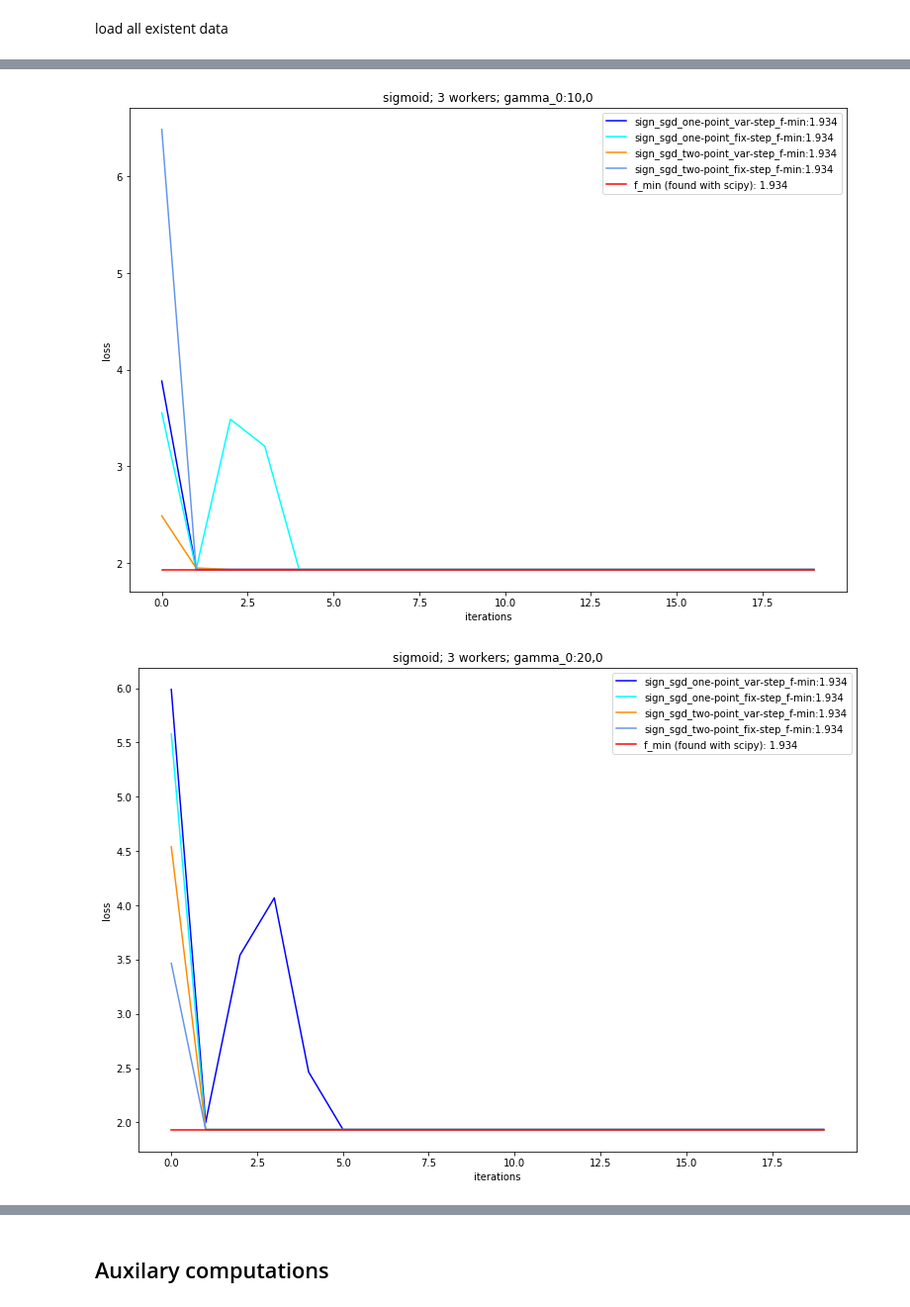
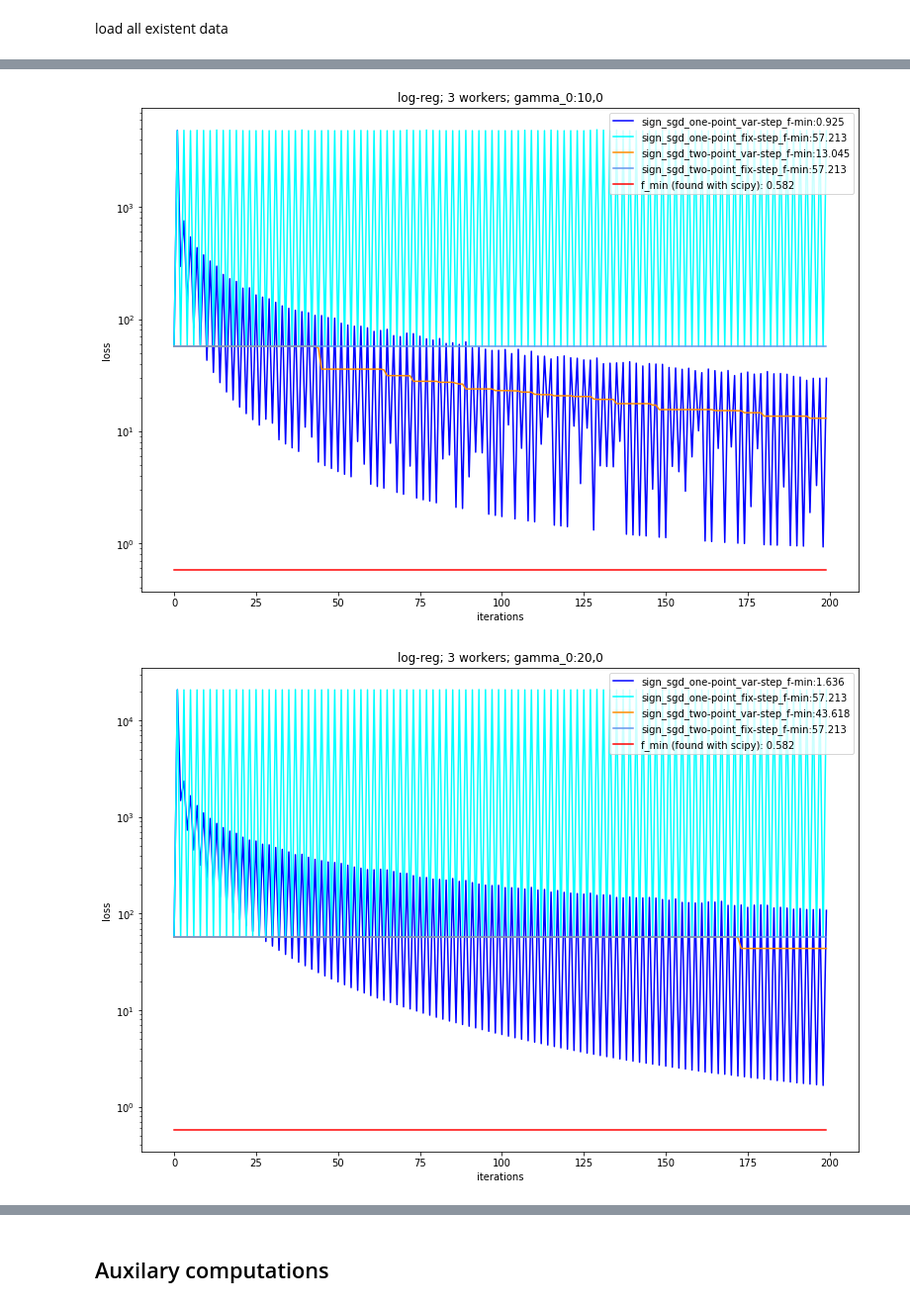
Before and after one commit to IgorSokoloff/neurips_sign_sgd_paper, a Jupyter notebook: sign_sgd/Processing.ipynb, the cells around one changed output, grey strips where cells are left out. Shown at 99% size. Cells and saved outputs as stored; diff of their text form; code cells hidden in the pictures.

```diff
--- a/sign_sgd/Processing.ipynb
+++ b/sign_sgd/Processing.ipynb
@@ -172,14 +172,14 @@ itertools.product (experiment_name_ar, dataset_ar, loss_func_ar, upd_option_ar,
 
 experiment_name_ar = ["sign_sgd_majority"]
 dataset_ar = ["mushrooms"]
-loss_func_ar = ["sigmoid"]
+loss_func_ar = ["log-reg"]
 upd_option_ar = ["one-point", "two-point"]
 step_type_ar = ["var-step", "fix-step"]
 n_workers_ar = [3]
 gamma_0_ar = [0.1, 0.5, 1.0, 2.0, 5.0, 10.0, 20.0]
 batch_ar = [1]
 colors = ['blue', 'aqua', 'darkorange', 'cornflowerblue', 'red']
-n_iter = 20
+n_iter = 200
 
 #plt.plot(its_ar[:np.argmin (loss_ar)], loss_ar[:np.argmin (loss_ar)], color=color, label=str(label_ar[0]))
 for gamma_0 in  gamma_0_ar:
@@ -206,7 +206,7 @@ for gamma_0 in  gamma_0_ar:
     plt.rcParams["figure.figsize"] = [13,9]
     plt.ylabel('loss')
     plt.xlabel('iterations')
-    #plt.yscale('log')
+    plt.yscale('log')
 
     title = '{0}; {1} workers; gamma_0:{2}'.format( loss_func, n_workers, myrepr(gamma_0) )
     plt.title(title)
@@ -228,2 +228,2 @@ for gamma_0 in  gamma_0_ar:
-[figure, old version]
+[figure, new version]
-[figure, old version]
+[figure, new version]
```
Also changed, not shown: parts of 8 cells of this notebook, 2 other files.
